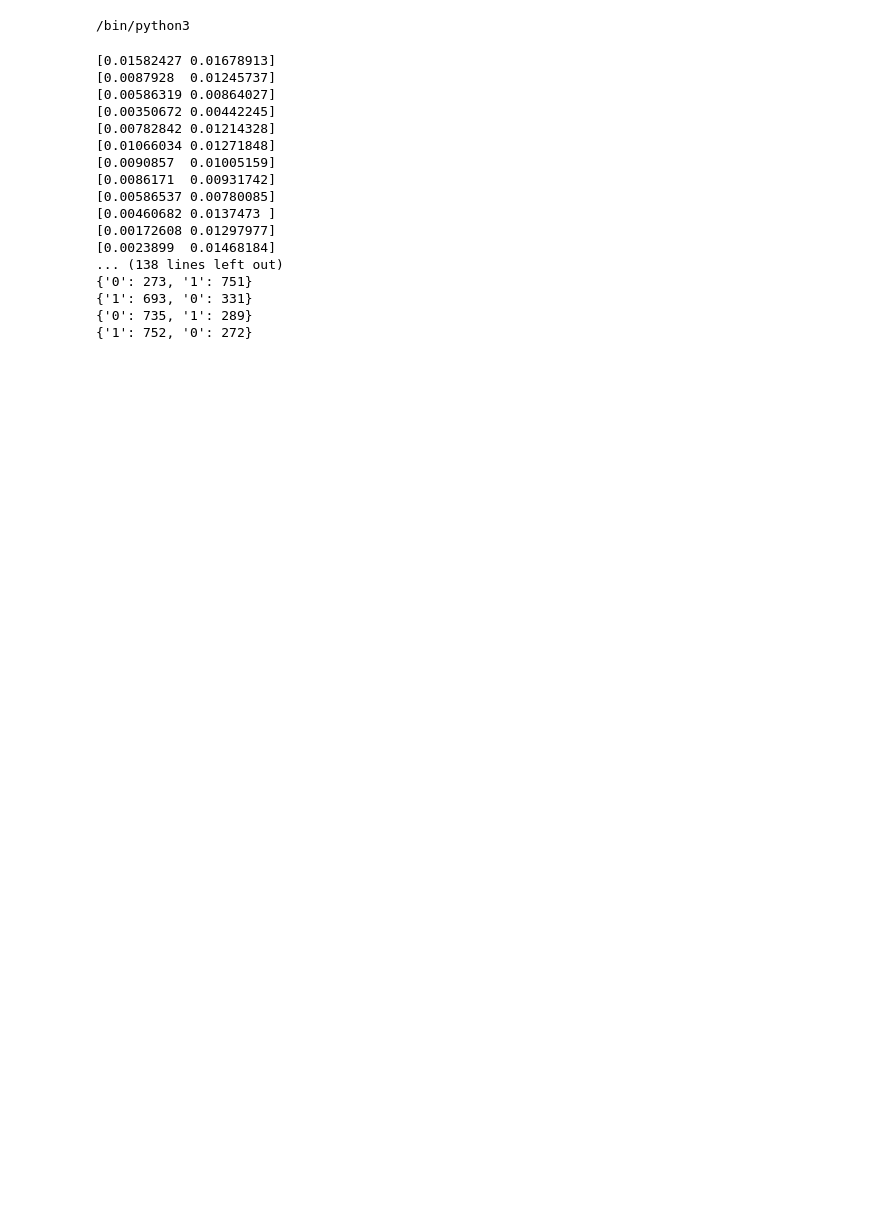
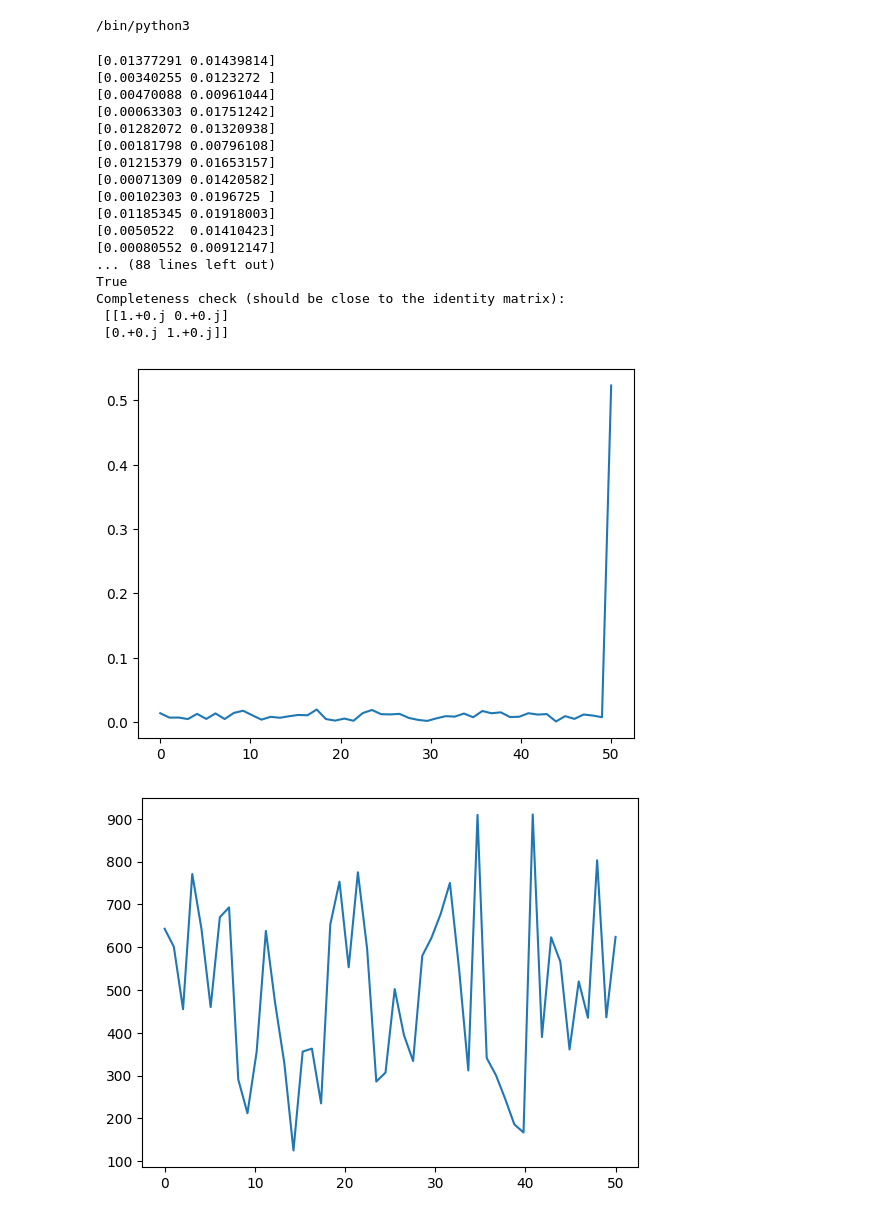
Before and after one commit to jason890317/random_measurement, a Jupyter notebook: random.ipynb, the cells around one changed output. Drawn from its saved outputs; the diff is of its cells as text; code cells hidden in the pictures; blank space fills up the shorter version.

Commit message:
plot

```diff
--- a/random.ipynb
+++ b/random.ipynb
@@ -15,8 +15,8 @@ print(sys.executable)
 
 d = 2  # Dimension
 m = 50 # Number of POVM elements
-
-
+pro=[]
+pro_x_axis=np.linspace(0, m)
 ################### generate the povm measurement sets ##################################
 
 povm_set_case_1 = generate_povm_set_case_1(d, m)
@@ -29,52 +29,60 @@ for item in povm_set_case:
     print(eigenval)
 roh_0=np.array([[1,0],[0,0]])
 for item in povm_set_case:
+    pro.append(np.trace(item@roh_0))
     print(np.trace(item@roh_0))
 # Verify the completeness relation
 completeness_check = sum(povm_set_case)
 print(is_a_proper_povm(povm_set_case))
 print("Completeness check (should be close to the identity matrix):\n", completeness_check)
 
 ################## generate blended measurement sets #############################################
 
 blended_case_1=blended_measurement(povm_set_case_1,d,m)
 blended_case_2=blended_measurement(povm_set_case_2,d,m)
 
 ################# construct the quantum circuit #################################################
-
+accepted_0=[]
+x_axis=np.linspace(0,m)
 for i in range(m):
-    eigenval,eigenvec=np.linalg.eigh(blended_case_2[i])
+    eigenval,eigenvec=np.linalg.eigh(povm_set_case[i])
     qc = QuantumCircuit(1, 1)
     unitary_gate = UnitaryGate(eigenvec)
 
     #Apply the unitary gate to the qubit
     qc.append(unitary_gate, [0])
     # Measure the qubit in the computational basis
     qc.measure(0, 0)
 
     # Execute the circuit
     backend = BasicAer.get_backend('qasm_simulator')
     result = execute(qc, backend, shots=1024).result()
     counts = result.get_counts(qc)
 
-    print(counts)
+    accepted_0.append(counts['0'])
     # Plot the result
     # plot_histogram(counts)
+plt.plot(pro_x_axis,pro)
+plt.show()
+plt.plot(x_axis,accepted_0)
+plt.show()
 # %% [output]
-[0.01582427 0.01678913]
-[0.0087928  0.01245737]
-[0.00586319 0.00864027]
-[0.00350672 0.00442245]
-[0.00782842 0.01214328]
-[0.01066034 0.01271848]
-[0.0090857  0.01005159]
-[0.0086171  0.00931742]
-[0.00586537 0.00780085]
-[0.00460682 0.0137473 ]
-[0.00172608 0.01297977]
-[0.0023899  0.01468184]
-... (138 lines left out)
-{'0': 273, '1': 751}
-{'1': 693, '0': 331}
-{'0': 735, '1': 289}
-{'1': 752, '0': 272}
+[0.01377291 0.01439814]
+[0.00340255 0.0123272 ]
+[0.00470088 0.00961044]
+[0.00063303 0.01751242]
+[0.01282072 0.01320938]
+[0.00181798 0.00796108]
+[0.01215379 0.01653157]
+[0.00071309 0.01420582]
+[0.00102303 0.0196725 ]
+[0.01185345 0.01918003]
+[0.0050522  0.01410423]
+[0.00080552 0.00912147]
+... (88 lines left out)
+True
+Completeness check (should be close to the identity matrix):
+ [[1.+0.j 0.+0.j]
+ [0.+0.j 1.+0.j]]
+[figure, added]
+[figure, added]
```
Also changed, not shown: parts of 1 cell of this notebook.
